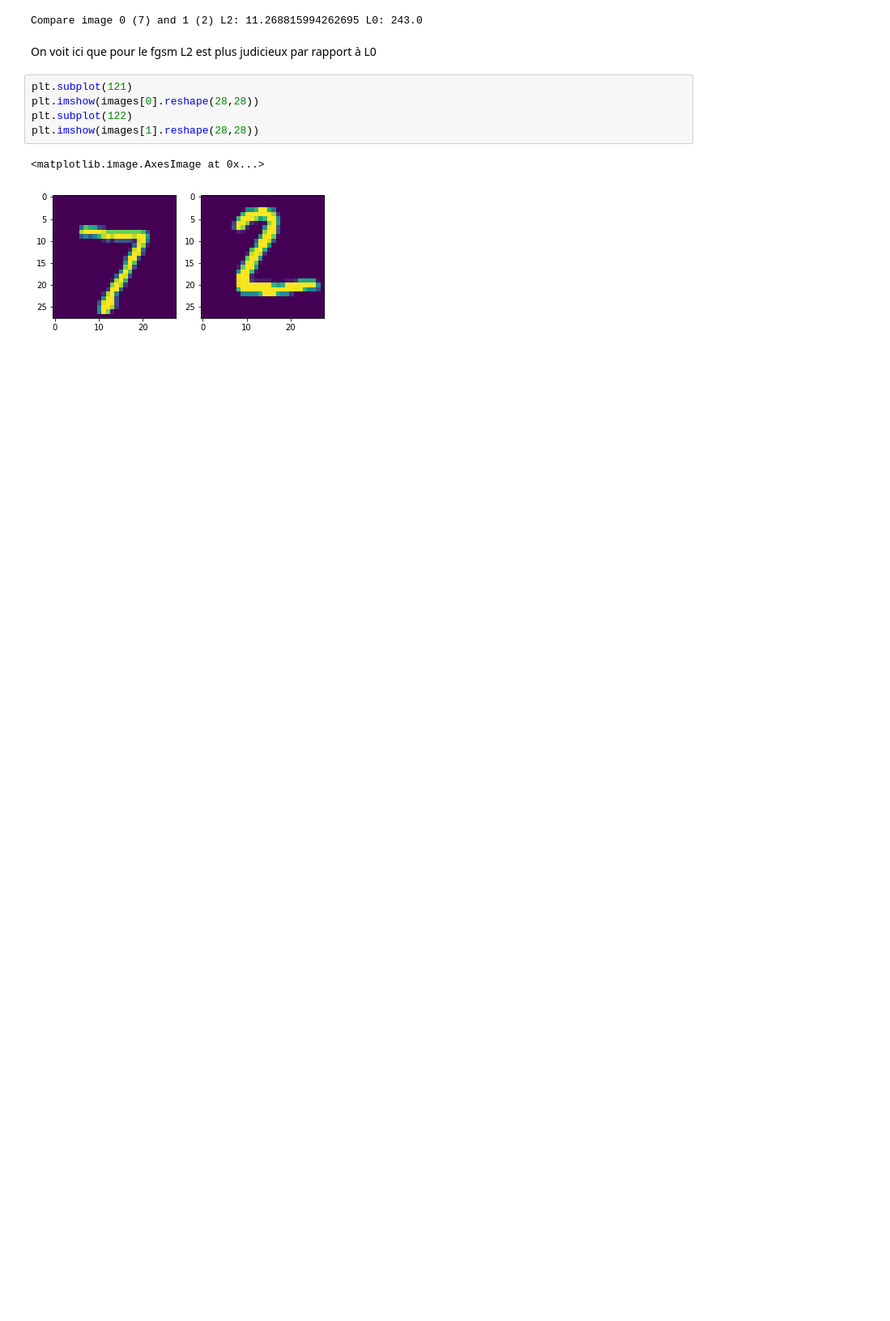
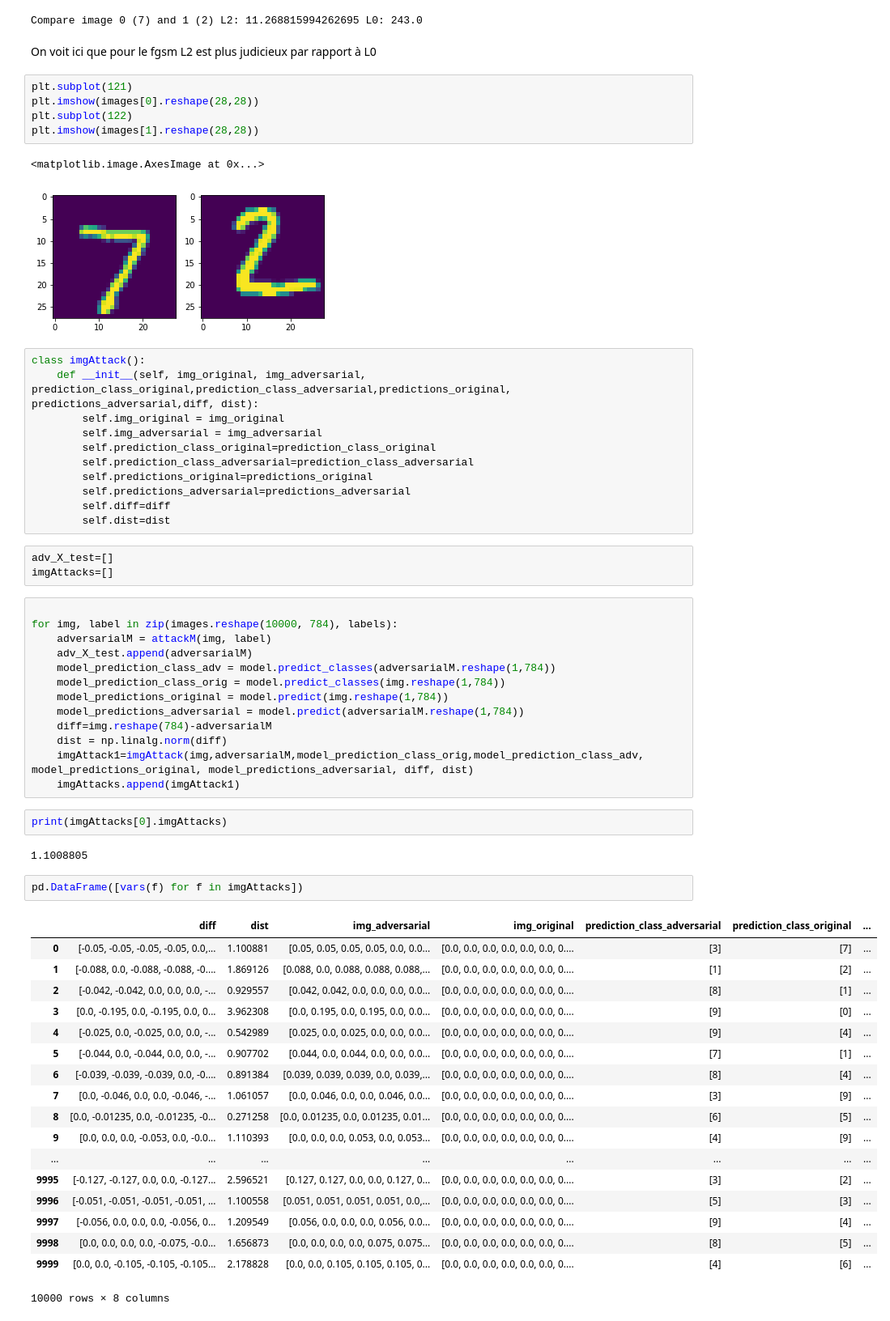
Before and after one commit to MSBigData2019/Guillaume_QUISPE, a Jupyter notebook: INFMDI780/mnistfgsm.ipynb, the cells around one changed output. Shown at 81% size. Drawn from its saved outputs; the diff is of its cells as text; blank space fills up the shorter version.

```diff
--- a/INFMDI780/mnistfgsm.ipynb
+++ b/INFMDI780/mnistfgsm.ipynb
@@ -209,3 +211,55 @@ plt.imshow(images[1].reshape(28,28))
 # %% [output]
 <matplotlib.image.AxesImage at 0x...>
 [figure]
+# %%
+class imgAttack():
+    def __init__(self, img_original, img_adversarial, prediction_class_original,prediction_class_adversarial,predictions_original, predictions_adversarial,diff, dist):
+        self.img_original = img_original
+        self.img_adversarial = img_adversarial
+        self.prediction_class_original=prediction_class_original
+        self.prediction_class_adversarial=prediction_class_adversarial
+        self.predictions_original=predictions_original
+        self.predictions_adversarial=predictions_adversarial
+        self.diff=diff
+        self.dist=dist
+# %%
+adv_X_test=[]
+imgAttacks=[]
+# %%
+
+for img, label in zip(images.reshape(10000, 784), labels):
+    adversarialM = attackM(img, label)
+    adv_X_test.append(adversarialM)
+    model_prediction_class_adv = model.predict_classes(adversarialM.reshape(1,784))
+    model_prediction_class_orig = model.predict_classes(img.reshape(1,784))
+    model_predictions_original = model.predict(img.reshape(1,784))
+    model_predictions_adversarial = model.predict(adversarialM.reshape(1,784))
+    diff=img.reshape(784)-adversarialM
+    dist = np.linalg.norm(diff)
+    imgAttack1=imgAttack(img,adversarialM,model_prediction_class_orig,model_prediction_class_adv, model_predictions_original, model_predictions_adversarial, diff, dist)
+    imgAttacks.append(imgAttack1)
+# %%
+print(imgAttacks[0].imgAttacks)
+# %% [output]
+1.1008805
+# %%
+pd.DataFrame([vars(f) for f in imgAttacks])
+# %% [output]
+|  | diff | dist | img_adversarial | img_original | prediction_class_adversarial | prediction_class_original | ... |
+| 0 | [-0.05, -0.05, -0.05, -0.05, 0.0,... | 1.100881 | [0.05, 0.05, 0.05, 0.05, 0.0, 0.0... | [0.0, 0.0, 0.0, 0.0, 0.0, 0.0, 0.... | [3] | [7] | ... |
+| 1 | [-0.088, 0.0, -0.088, -0.088, -0.... | 1.869126 | [0.088, 0.0, 0.088, 0.088, 0.088,... | [0.0, 0.0, 0.0, 0.0, 0.0, 0.0, 0.... | [1] | [2] | ... |
+| 2 | [-0.042, -0.042, 0.0, 0.0, 0.0, -... | 0.929557 | [0.042, 0.042, 0.0, 0.0, 0.0, 0.0... | [0.0, 0.0, 0.0, 0.0, 0.0, 0.0, 0.... | [8] | [1] | ... |
+| 3 | [0.0, -0.195, 0.0, -0.195, 0.0, 0... | 3.962308 | [0.0, 0.195, 0.0, 0.195, 0.0, 0.0... | [0.0, 0.0, 0.0, 0.0, 0.0, 0.0, 0.... | [9] | [0] | ... |
+| 4 | [-0.025, 0.0, -0.025, 0.0, 0.0, -... | 0.542989 | [0.025, 0.0, 0.025, 0.0, 0.0, 0.0... | [0.0, 0.0, 0.0, 0.0, 0.0, 0.0, 0.... | [9] | [4] | ... |
+| 5 | [-0.044, 0.0, -0.044, 0.0, 0.0, -... | 0.907702 | [0.044, 0.0, 0.044, 0.0, 0.0, 0.0... | [0.0, 0.0, 0.0, 0.0, 0.0, 0.0, 0.... | [7] | [1] | ... |
+| 6 | [-0.039, -0.039, -0.039, 0.0, -0.... | 0.891384 | [0.039, 0.039, 0.039, 0.0, 0.039,... | [0.0, 0.0, 0.0, 0.0, 0.0, 0.0, 0.... | [8] | [4] | ... |
+| 7 | [0.0, -0.046, 0.0, 0.0, -0.046, -... | 1.061057 | [0.0, 0.046, 0.0, 0.0, 0.046, 0.0... | [0.0, 0.0, 0.0, 0.0, 0.0, 0.0, 0.... | [3] | [9] | ... |
+| 8 | [0.0, -0.01235, 0.0, -0.01235, -0... | 0.271258 | [0.0, 0.01235, 0.0, 0.01235, 0.01... | [0.0, 0.0, 0.0, 0.0, 0.0, 0.0, 0.... | [6] | [5] | ... |
+| 9 | [0.0, 0.0, 0.0, -0.053, 0.0, -0.0... | 1.110393 | [0.0, 0.0, 0.0, 0.053, 0.0, 0.053... | [0.0, 0.0, 0.0, 0.0, 0.0, 0.0, 0.... | [4] | [9] | ... |
+| ... | ... | ... | ... | ... | ... | ... | ... |
+| 9995 | [-0.127, -0.127, 0.0, 0.0, -0.127... | 2.596521 | [0.127, 0.127, 0.0, 0.0, 0.127, 0... | [0.0, 0.0, 0.0, 0.0, 0.0, 0.0, 0.... | [3] | [2] | ... |
+| 9996 | [-0.051, -0.051, -0.051, -0.051, ... | 1.100558 | [0.051, 0.051, 0.051, 0.051, 0.0,... | [0.0, 0.0, 0.0, 0.0, 0.0, 0.0, 0.... | [5] | [3] | ... |
+| 9997 | [-0.056, 0.0, 0.0, 0.0, -0.056, 0... | 1.209549 | [0.056, 0.0, 0.0, 0.0, 0.056, 0.0... | [0.0, 0.0, 0.0, 0.0, 0.0, 0.0, 0.... | [9] | [4] | ... |
+| 9998 | [0.0, 0.0, 0.0, 0.0, -0.075, -0.0... | 1.656873 | [0.0, 0.0, 0.0, 0.0, 0.075, 0.075... | [0.0, 0.0, 0.0, 0.0, 0.0, 0.0, 0.... | [8] | [5] | ... |
+| 9999 | [0.0, 0.0, -0.105, -0.105, -0.105... | 2.178828 | [0.0, 0.0, 0.105, 0.105, 0.105, 0... | [0.0, 0.0, 0.0, 0.0, 0.0, 0.0, 0.... | [4] | [6] | ... |
+10000 rows × 8 columns
```
Also changed, not shown: parts of 6 cells of this notebook.
